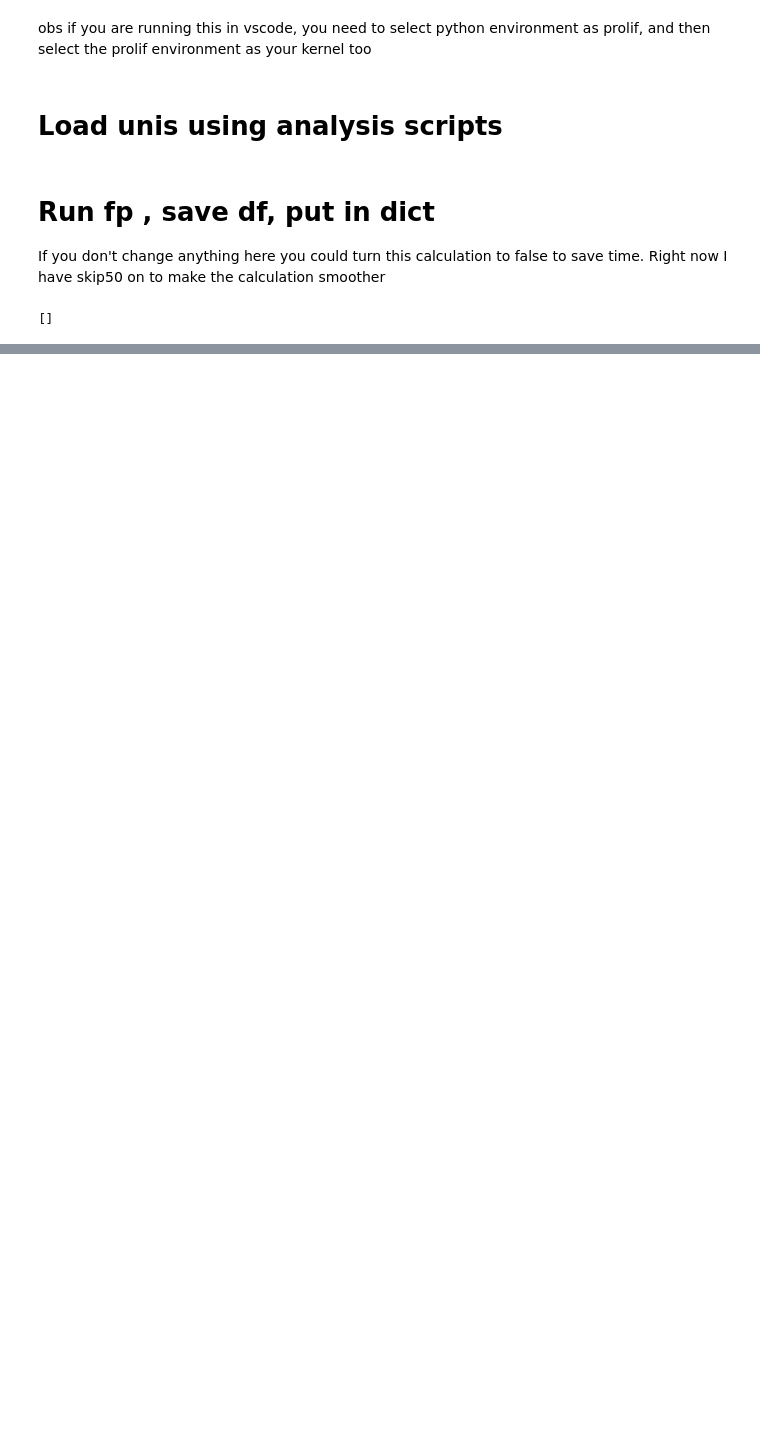
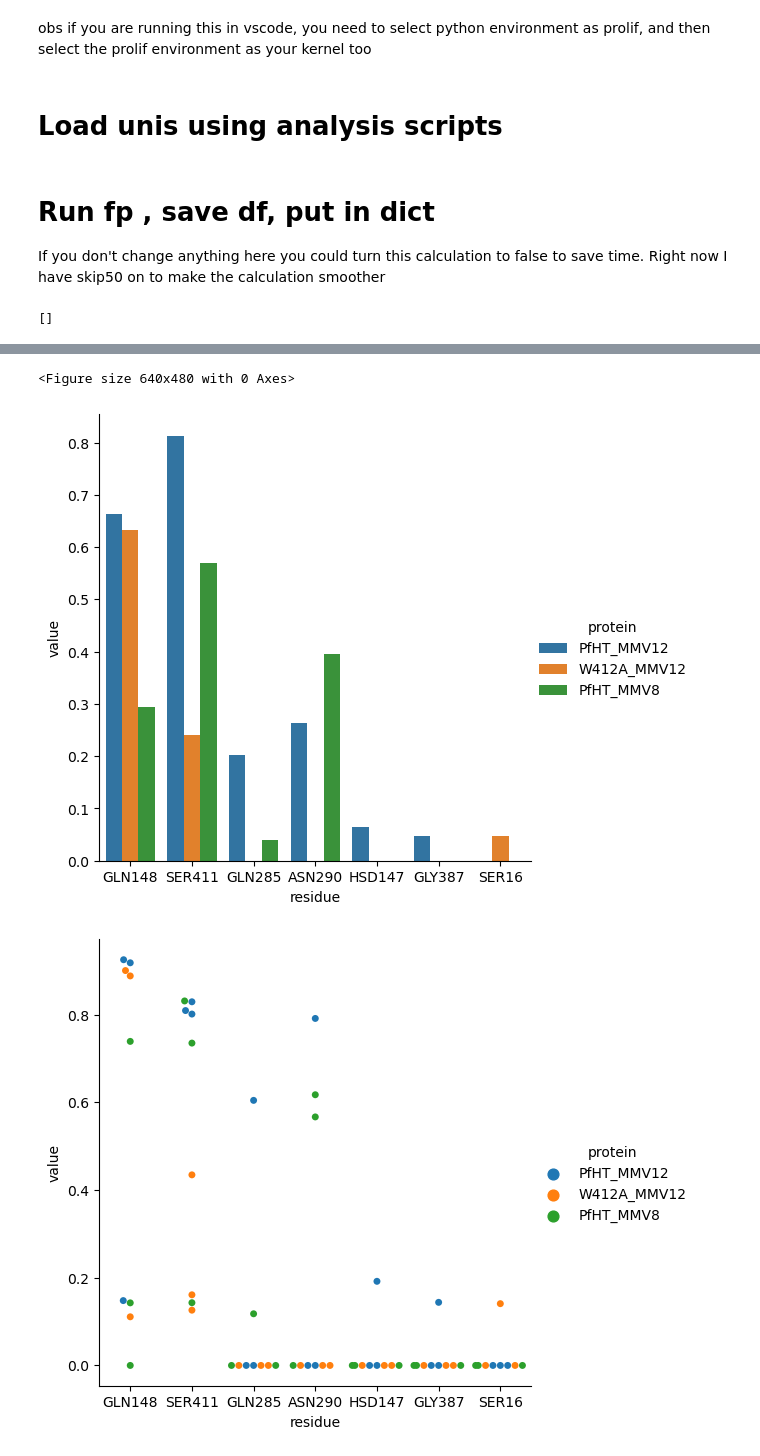
Before and after one commit to semccomas/PfHT_MMV, a Jupyter notebook: pi_stacking_prolif.ipynb, the cells around one changed output, grey strips where cells are left out. Saved outputs shown, nothing was run; the diff lists cells and outputs as text; code cells hidden in the pictures; blank space fills up the shorter version.

```diff
--- a/pi_stacking_prolif.ipynb
+++ b/pi_stacking_prolif.ipynb
@@ -89,0 +141,32 @@ array([[0.85714286, 0.42857143, 0.61904762],
+# %%
+def get_all_mean_intxn_time_dfs(
+    intxn_name: str,
+    mean_cutoff: float=0.1,
+    all_fp_dfs: dict=all_fp_dfs
+) -> pd.DataFrame:
+    """
+    Calculates the mean interaction time for a specified interaction type
+    Returns a multilevel dataframe with residue interacting as the index,
+      and replica #(python indexed) as the column name, for each condition multi index
+    """
+
+    all_mean_interactions = {}
+    for condition in all_fp_dfs.keys():
+        mean_intxn_all_reps = []
+        for rep in all_fp_dfs[condition]:
+            intxn_group_over_time = rep.xs(intxn_name, level="interaction", axis=1)
+            mean_intxn = intxn_group_over_time.mean()
+            mean_intxn = mean_intxn.loc[mean_intxn>mean_cutoff]
+            mean_intxn_all_reps.append(mean_intxn)
+        mean_intxn_all_reps = pd.concat(mean_intxn_all_reps, axis=1, keys=[f'replica 1', 'replica 2', 'replica 3'])
+        all_mean_interactions[condition] = mean_intxn_all_reps
+
+    #all_mean_interactions = pd.concat(all_mean_interactions, axis=1)
+    return all_mean_interactions
+# %%
+all_mean_interactions = get_all_mean_intxn_time_dfs(
+    intxn_name='HBAcceptor'
+)
+del(all_mean_interactions['GLUT1_MMV12'])
+
+test = pd.concat(all_mean_interactions, axis=1)
@@ -89,0 +186,5 @@ array([[0.85714286, 0.42857143, 0.61904762],
+# %%
+test2 = test.fillna(0.0).reset_index().rename({"protein": "residue"}, axis=1).melt(
+    id_vars=["residue"], var_name=["protein", "replica"]
+)
+test2
@@ -89,0 +205,12 @@ array([[0.85714286, 0.42857143, 0.61904762],
+# %%
+import seaborn as sns
+#f,ax = plt.subplots(1,1, figsize=(10,10))
+f=plt.figure()
+sns.catplot(data=test2, x="residue", y="value", hue="protein", kind="bar", ci=None)
+sns.catplot(data=test2, x="residue", y="value", hue="protein", kind="swarm")
+
+plt.show()
+# %% [output]
+<Figure size 640x480 with 0 Axes>
+[figure, added]
+[figure, added]
```
Also changed, not shown: parts of 18 cells of this notebook, 1 other file.
